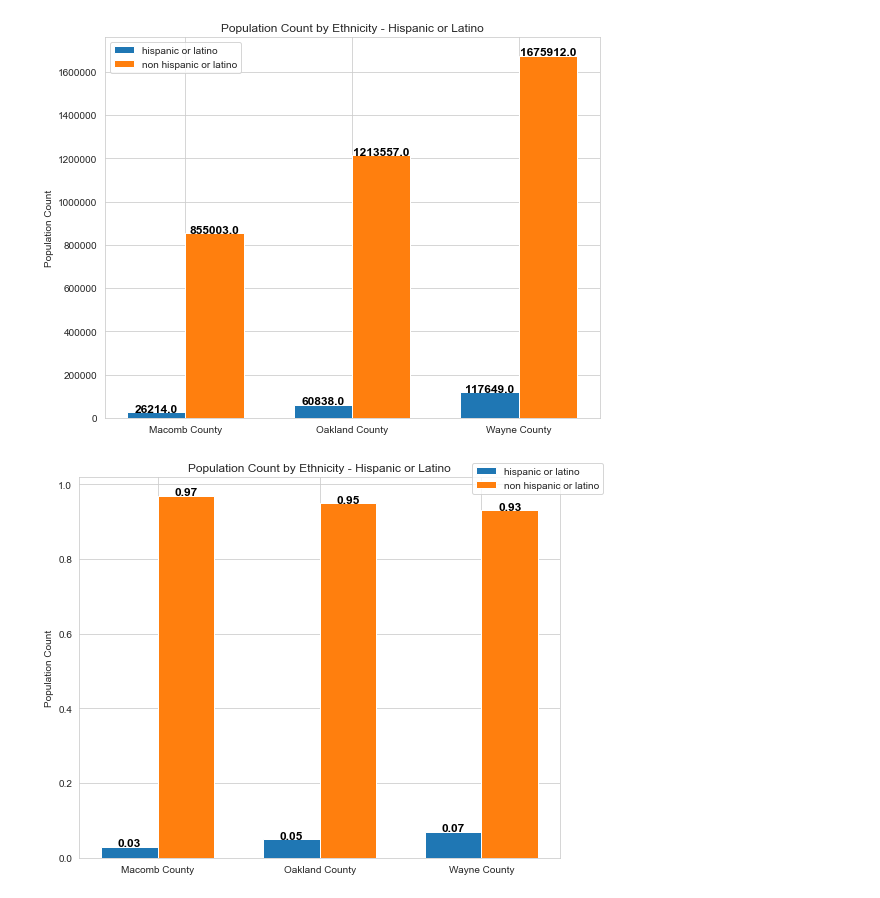
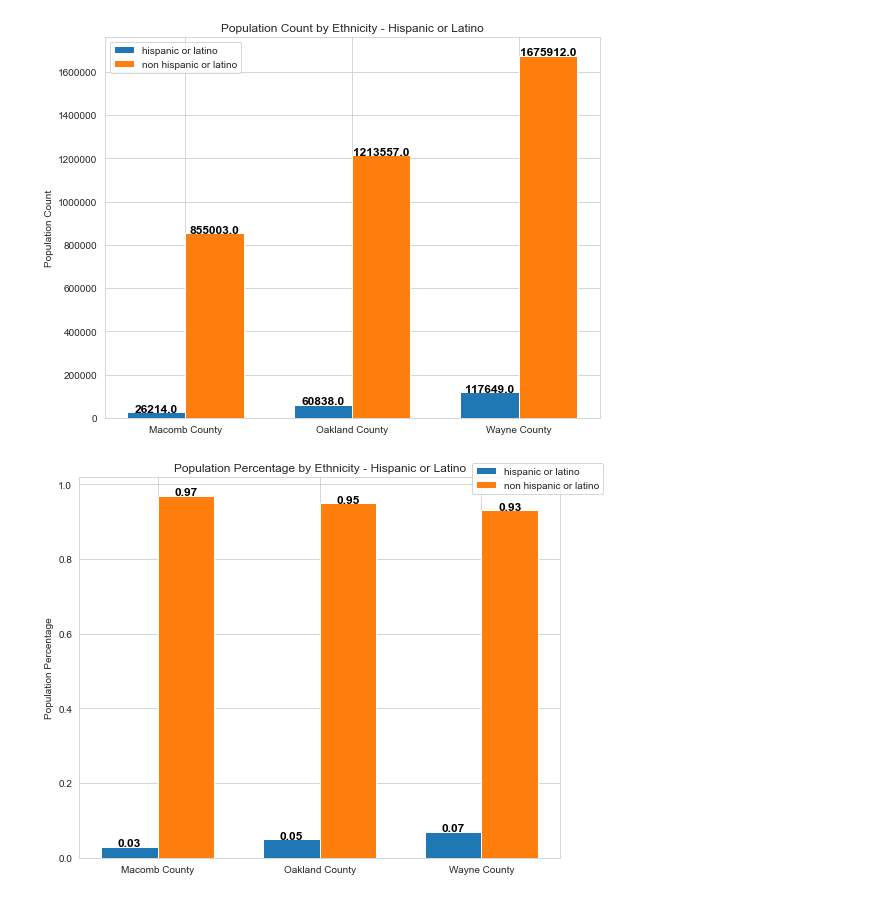
Before and after one commit to Yuchen-G/CC_Dashboard, a Jupyter notebook: demographic_analysis.ipynb, the cells around one changed output. Saved outputs shown, nothing was run; the diff lists cells and outputs as text; code cells hidden in the pictures.

Commit message:
minor adjustment to title

```diff
--- a/demographic_analysis.ipynb
+++ b/demographic_analysis.ipynb
@@ -362,34 +362,34 @@ hisp = ax.bar(x - width/2, variables['tot_hisp_latino'], width, label='hispanic
 non_hisp = ax.bar(x + width/2, variables['tot_not_hisp'], width, label='non hispanic or latino')
 
 
-ax.set_ylabel('Population Count')
-ax.set_title('Population Count by Ethnicity - Hispanic or Latino')
+ax.set_ylabel('Population Percentage')
+ax.set_title('Population Percentage by Ethnicity - Hispanic or Latino')
 ax.ticklabel_format(useOffset=False, style='plain')
 ax.legend(bbox_to_anchor=(1.1, 1.05))
 
 
 #y_offset = -10
 for bar in ax.patches:
     ax.text(
       # Put the text in the middle of each bar. get_x returns the start
       # so we add half the width to get to the middle.
     bar.get_x() + bar.get_width() / 2,
       # Vertically, add the height of the bar to the start of the bar,
       # along with the offset.
     bar.get_height(),
     #bar.get_y() + y_offset,
       # This is actual value we'll show.
     bar.get_height(),
       # Center the labels and style them a bit.
     ha='center',
     #va = 'center',
     color='black',
     weight='bold',
     size=12)
 # For each patch (basically each rectangle within the bar), add a label.
 fig.tight_layout()
 plt.xticks(x, labels)
 plt.xticks(ha='center')
 plt.show()
 # %% [output]
-[figure, old version]
+[figure, new version]
```
